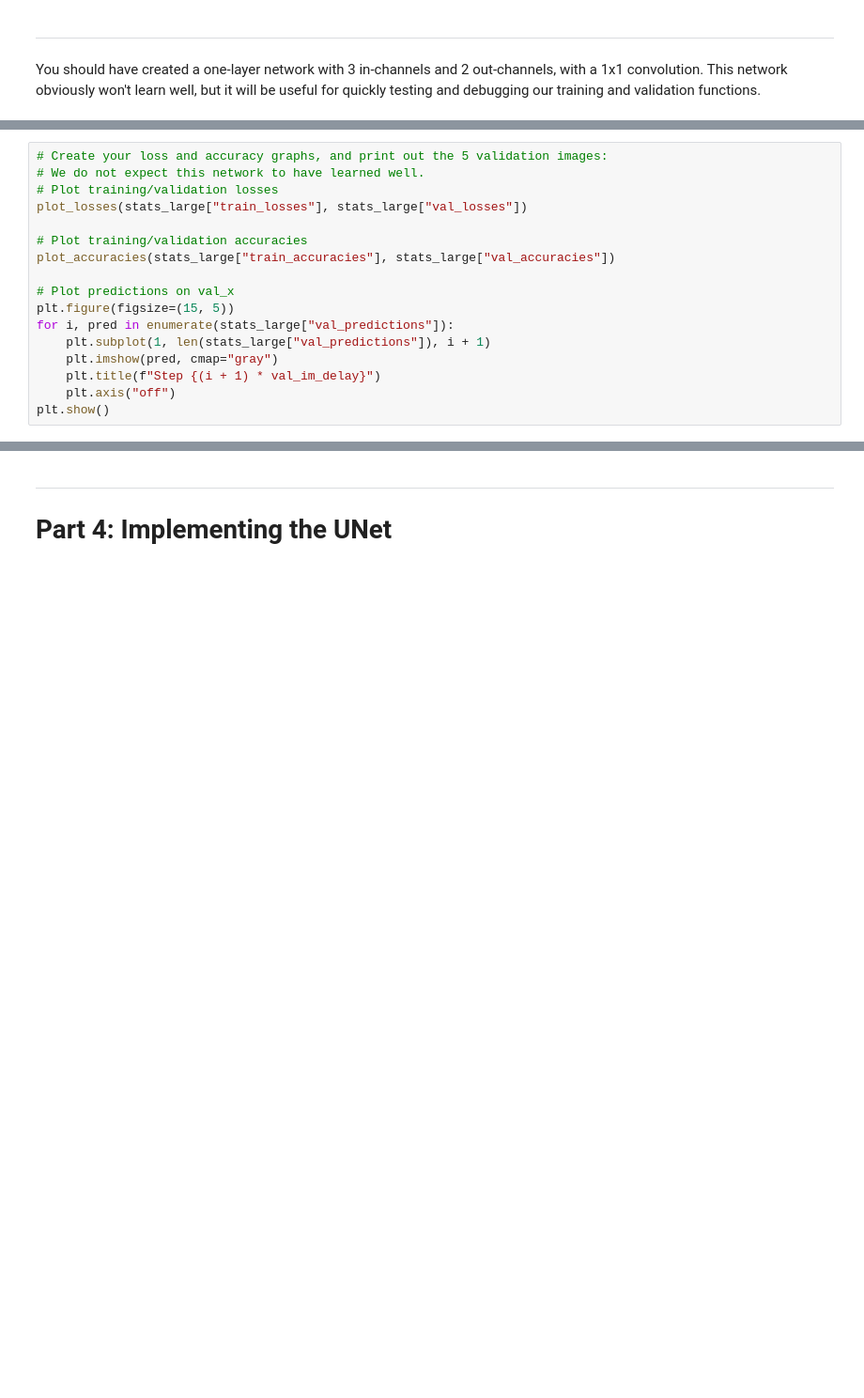
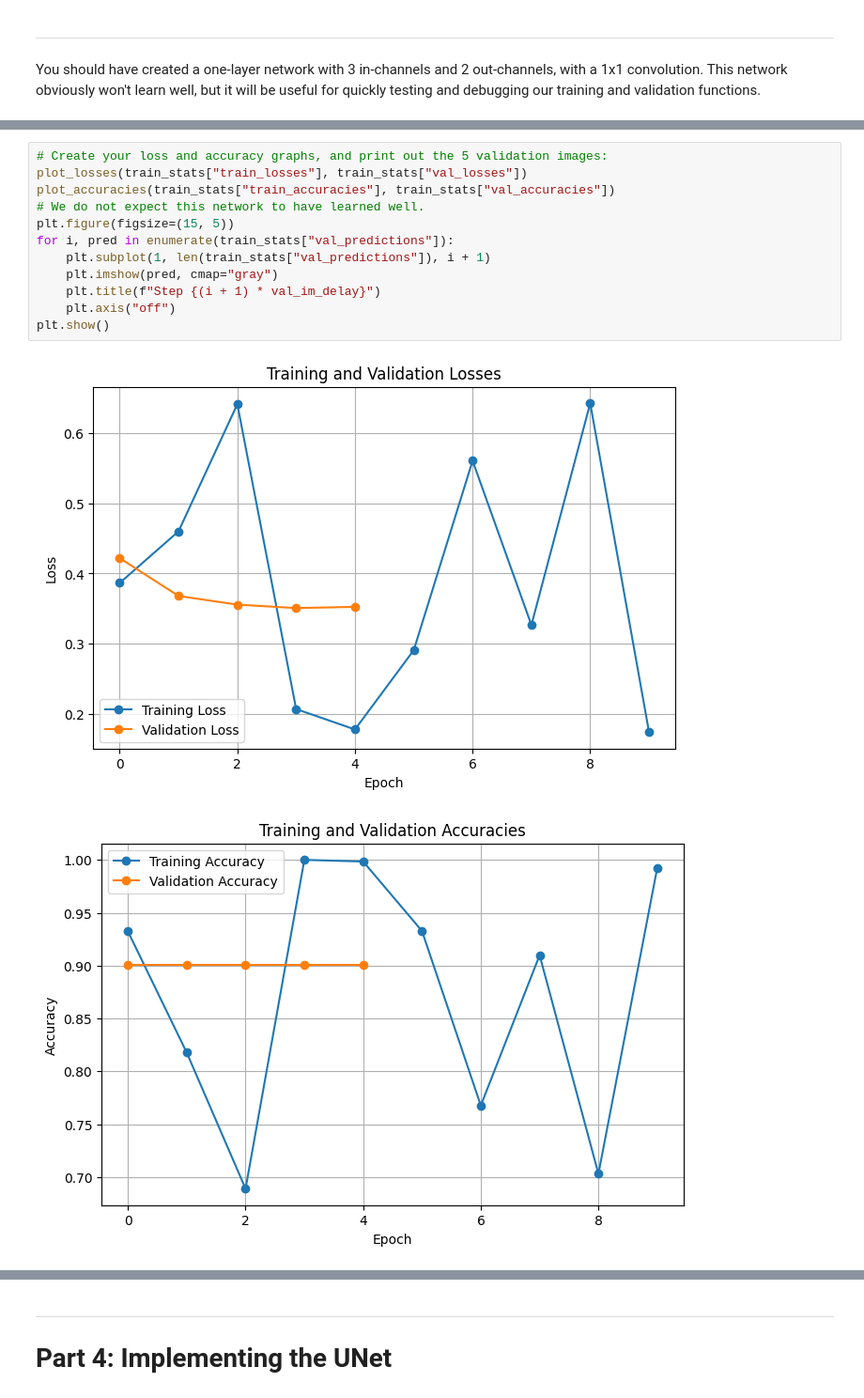
Before and after one commit to ldsbalu/Balu-Portfolio, a Jupyter notebook: lab4_unets.ipynb, the cells around one changed output, grey strips where cells are left out. Shown: that part at 94% size. Saved outputs shown, nothing was run; the diff lists cells and outputs as text; blank space fills up the shorter version.

```diff
--- a/lab4_unets.ipynb
+++ b/lab4_unets.ipynb
@@ -571,17 +576,15 @@ Step 150: Train Loss = 0.5703, Train Accuracy = 0.7523
 # %%
 # Create your loss and accuracy graphs, and print out the 5 validation images:
+plot_losses(train_stats["train_losses"], train_stats["val_losses"])
+plot_accuracies(train_stats["train_accuracies"], train_stats["val_accuracies"])
 # We do not expect this network to have learned well.
-# Plot training/validation losses
-plot_losses(stats_large["train_losses"], stats_large["val_losses"])
-
-# Plot training/validation accuracies
-plot_accuracies(stats_large["train_accuracies"], stats_large["val_accuracies"])
-
-# Plot predictions on val_x
 plt.figure(figsize=(15, 5))
-for i, pred in enumerate(stats_large["val_predictions"]):
-    plt.subplot(1, len(stats_large["val_predictions"]), i + 1)
+for i, pred in enumerate(train_stats["val_predictions"]):
+    plt.subplot(1, len(train_stats["val_predictions"]), i + 1)
     plt.imshow(pred, cmap="gray")
     plt.title(f"Step {(i + 1) * val_im_delay}")
     plt.axis("off")
 plt.show()
+# %% [output]
+[figure, added]
+[figure, added]
```
Also changed, not shown: parts of 18 cells of this notebook.
